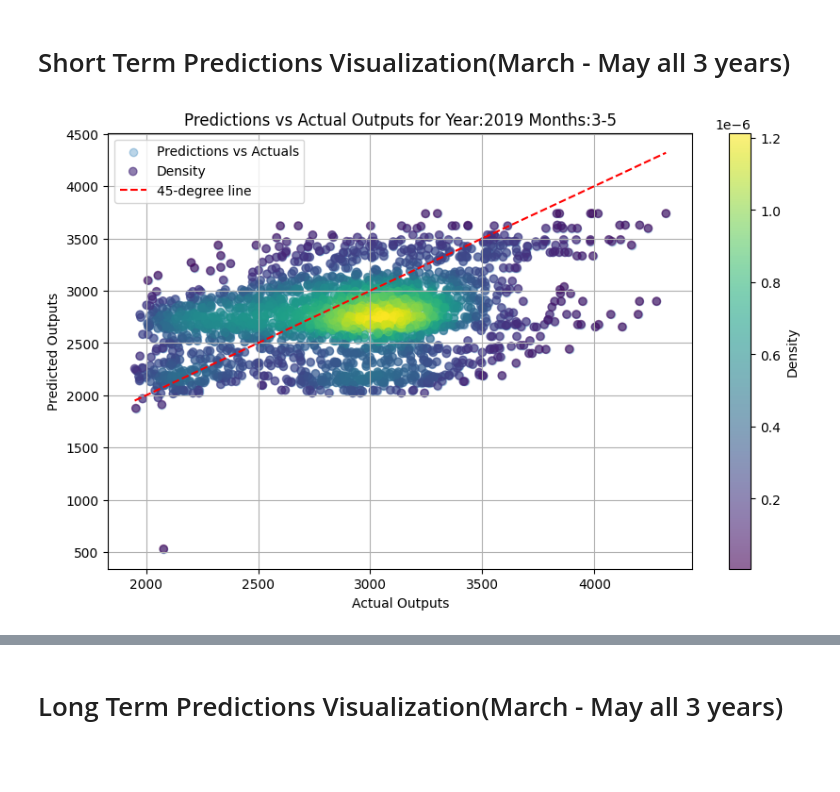
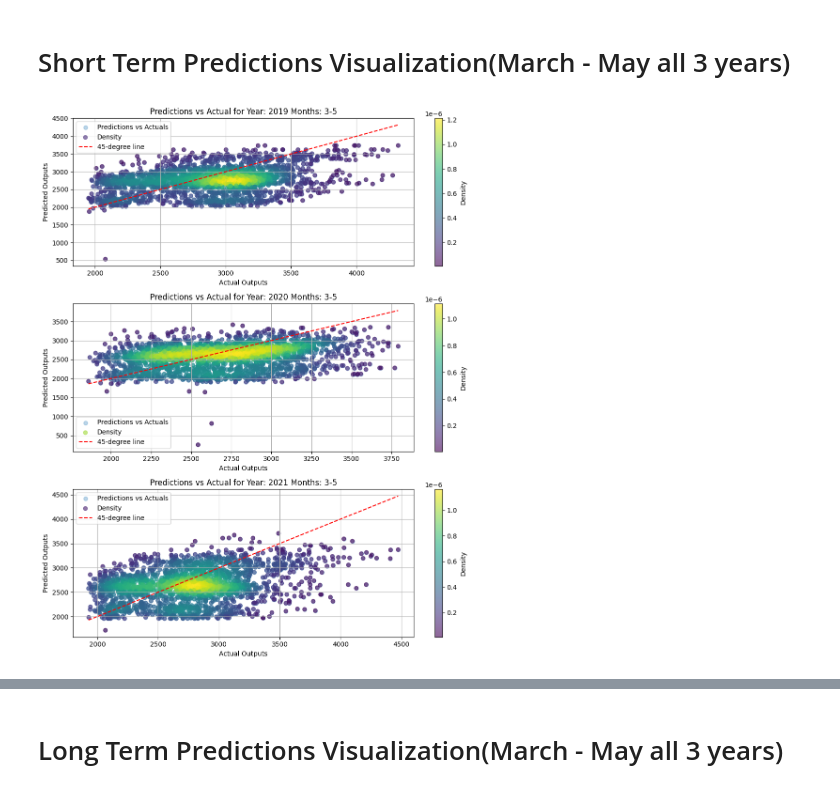
Before and after one commit to j1wnkim/BayesianTimeSeries, a Jupyter notebook: VisualizingResultsNormal.ipynb, the cells around one changed output, grey strips where cells are left out. Cells and saved outputs as stored; diff of their text form; code cells hidden in the pictures; blank space fills up the shorter version.

```diff
--- a/VisualizingResultsNormal.ipynb
+++ b/VisualizingResultsNormal.ipynb
@@ -13,69 +13,77 @@ predictions_short = pd.read_csv("TestingShort/NormalTestingPredictionsShort.csv"
 # Extract dates from the column headers
 actuals_short.columns = pd.to_datetime(
     actuals_short.columns.str.extract(r'(\d{1,2}/\d{1,2}/\d{4})')[0], format='%m/%d/%Y', errors='coerce'
 )
 predictions_short.columns = pd.to_datetime(
     predictions_short.columns.str.extract(r'(\d{1,2}/\d{1,2}/\d{4})')[0], format='%m/%d/%Y', errors='coerce'
 )
 # Filter columns for dates between March and May over three years
 valid_months = [3, 4, 5]
 valid_years = [2019, 2020, 2021]
 filtered_columns = [
     col for col in actuals_short.columns if col.month in valid_months and col.year in valid_years
 ]
 # Subset the data
 filtered_actuals_short = actuals_short[filtered_columns]
 filtered_predictions_short = predictions_short[filtered_columns]
 # Function to create combined scatter and density plots for each month
-def plot_monthly_comparison_with_density(actuals, predictions, months, year):
-    plt.figure(figsize=(10, 6))
-    all_actuals = []
-    all_predictions = []
+def plot_monthly_comparison_with_density(actuals, predictions, months, years):
+    fig, axes = plt.subplots(nrows=3, ncols=1, figsize=(10, 12))
+    idx = 0
 
-    for month in months:
+    for year in years:
+        all_actuals = []
+        all_predictions = []
+
+        for month in months:
             # Filter columns for the specific month and year
-        filtered_cols = [col for col in actuals.columns if col.month == month and col.year == year]
-        monthly_actuals = actuals[filtered_cols].values.flatten()
-        monthly_predictions = predictions[filtered_cols].values.flatten()
+            filtered_cols = [col for col in actuals.columns if col.month == month and col.year == year]
+            monthly_actuals = actuals[filtered_cols].values.flatten()
+            monthly_predictions = predictions[filtered_cols].values.flatten()
 
             # Remove NaN values
-        mask = ~np.isnan(monthly_actuals) & ~np.isnan(monthly_predictions)
-        monthly_actuals = monthly_actuals[mask]
-        monthly_predictions = monthly_predictions[mask]
+            mask = ~np.isnan(monthly_actuals) & ~np.isnan(monthly_predictions)
+            monthly_actuals = monthly_actuals[mask]
+            monthly_predictions = monthly_predictions[mask]
 
-            # Check if there are enough points for density estimation
-        if len(monthly_actuals) > 1 and len(monthly_predictions) > 1:
-                # Accumulate data for the overall scatter plot
+            # Accumulate data for the overall scatter plot
             all_actuals.extend(monthly_actuals)
             all_predictions.extend(monthly_predictions)
-    all_actuals = np.array(all_actuals)
-    all_predictions = np.array(all_predictions)
-    # Create scatter plot
-    plt.scatter(all_actuals, all_predictions, alpha=0.3, label="Predictions vs Actuals")
 
-    # Check if there are enough points for density plot
-    if len(all_actuals) > 1 and len(all_predictions) > 1:
-        xy = np.vstack([all_actuals, all_predictions])
-        density = gaussian_kde(xy)(xy)
-        plt.scatter(all_actuals, all_predictions, c=density, cmap='viridis', alpha=0.6, label="Density")
+        all_actuals = np.array(all_actuals)
+        all_predictions = np.array(all_predictions)
 
-    # Add a 45-degree line
-    if len(all_actuals) > 0 and len(all_predictions) > 0:
-        plt.plot([all_actuals.min(), all_actuals.max()],
-                 [all_actuals.min(), all_actuals.max()],
-                 color='red', linestyle='--', label="45-degree line")
+        # Create scatter plot
+        scatter = axes[idx].scatter(all_actuals, all_predictions, alpha=0.3, label="Predictions vs Actuals")
 
-    # Labels and title
-    plt.xlabel("Actual Outputs")
-    plt.ylabel("Predicted Outputs")
-    plt.title("Predictions vs Actual Outputs for Year:{} Months:{}-{}".format(year, months[0],months[-1]))
-    plt.colorbar(label="Density")
-    plt.legend()
-    plt.grid(True)
+        # Add density-based scatter plot if applicable
+        if len(all_actuals) > 1 and len(all_predictions) > 1:
+            xy = np.vstack([all_actuals, all_predictions])
+            density = gaussian_kde(xy)(xy)
+            scatter = axes[idx].scatter(all_actuals, all_predictions, c=density, cmap='viridis', alpha=0.6, label="Density")
+
+            # Add a color bar for the density plot
+            cbar = fig.colorbar(scatter, ax=axes[idx])
+            cbar.set_label("Density")
+
+        # Add a 45-degree line
+        if len(all_actuals) > 0 and len(all_predictions) > 0:
+            axes[idx].plot([all_actuals.min(), all_actuals.max()],
+                           [all_actuals.min(), all_actuals.max()],
+                           color='red', linestyle='--', label="45-degree line")
+
+        # Labels and title
+        axes[idx].set_xlabel("Actual Outputs")
+        axes[idx].set_ylabel("Predicted Outputs")
+        axes[idx].set_title("Predictions vs Actual for Year: {} Months: {}-{}".format(year, months[0], months[-1]))
+        axes[idx].legend()
+        axes[idx].grid(True)
+
+        idx += 1
+
+    plt.tight_layout()
     plt.show()
-
 # Generate combined plots for March, April, and May
-for year in [2019,2020,2021]:
-    plot_monthly_comparison_with_density(filtered_actuals_short, filtered_predictions_short, [3, 4, 5], year)
+plot_monthly_comparison_with_density(filtered_actuals_short, filtered_predictions_short, [3, 4, 5], [2019,2020,2021])
 # %% [output]
-[figure, old version]
+[figure, new version]
```
Also changed, not shown: parts of 1 cell of this notebook, 2 other files.
